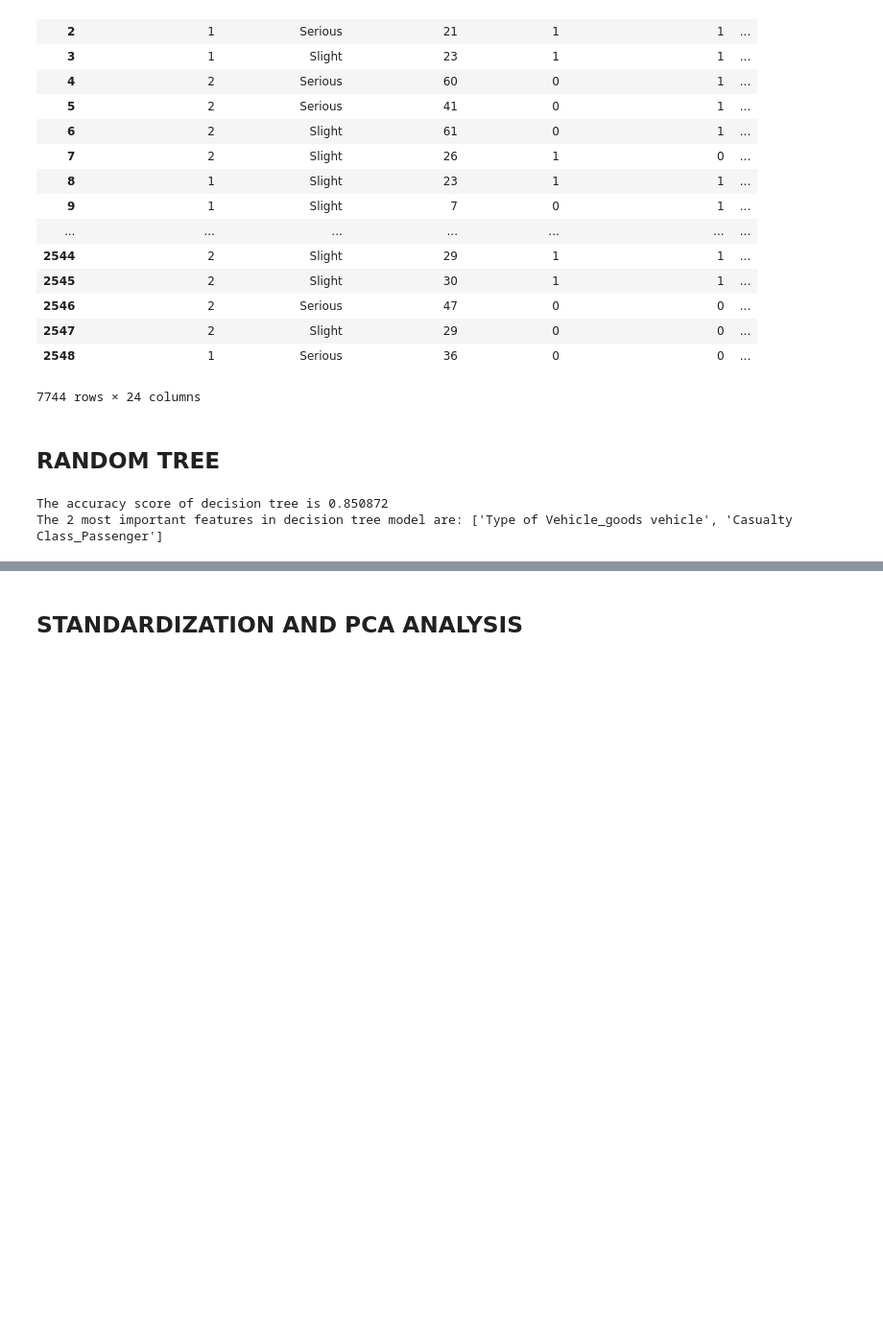
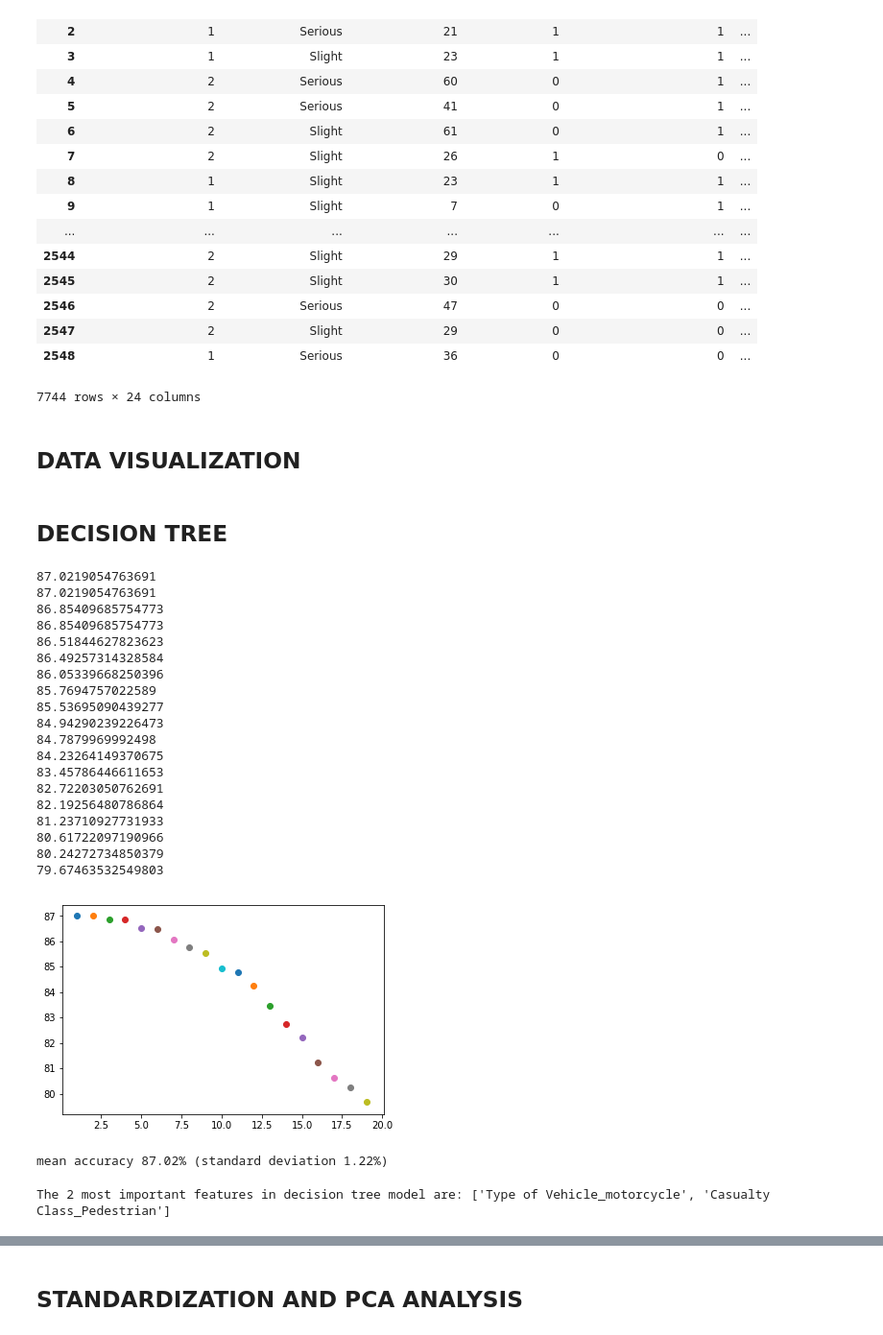
Before and after one commit to eldooriomar/PHBS_MLF_2018, a Jupyter notebook: pyth project.ipynb, the cells around one changed output, grey strips where cells are left out. Shown at 96% size. Cells and saved outputs as stored; diff of their text form; code cells hidden in the pictures; blank space fills up the shorter version.

```diff
--- a/pyth project.ipynb
+++ b/pyth project.ipynb
@@ -125,5 +139,7 @@ result
 | 2547 | 2 | Slight | 29 | 0 | 0 | ... |
 | 2548 | 1 | Serious | 36 | 0 | 0 | ... |
 7744 rows × 24 columns
+# %% [markdown]
+## DATA VISUALIZATION
 # %% [markdown]
-## RANDOM TREE
+## DECISION TREE
@@ -139,5 +157,37 @@ X_train, X_test, y_train, y_test = train_test_split(X, y, test_size=0.2, random_
 import matplotlib.pyplot as plt
 %matplotlib inline
 from sklearn.tree import DecisionTreeClassifier
+# %%
+for i in range(1,20):
+    tree = DecisionTreeClassifier(criterion='gini',max_depth=i ,random_state=1)
+    tree .fit(X, y)
+    y_pred =tree .predict(X)
+    kfold = KFold(n_splits=10, shuffle=True, random_state=seed)
+    score = cross_val_score(tree, X, y, cv=kfold)
+    mean=score.mean()*100
+    plt.scatter(i, mean)
+    print(mean)
+plt.show()
+# %% [output]
+87.0219054763691
+87.0219054763691
+86.85409685754773
+86.85409685754773
+86.51844627823623
+86.49257314328584
+86.05339668250396
+85.7694757022589
+85.53695090439277
+84.94290239226473
+84.7879969992498
+84.23264149370675
+83.45786446611653
+82.72203050762691
+82.19256480786864
+81.23710927731933
+80.61722097190966
+80.24272734850379
+79.67463532549803
+[figure, added]
 # %%
 from sklearn.tree import DecisionTreeClassifier
@@ -147,9 +200,12 @@ y_pred=tree.predict(X_test)
+# %%
+score = cross_val_score(tree, X, y, cv=kfold)
+print("mean accuracy %.2f%% (standard deviation %.2f%%)" % (score.mean()*100, score.std()*100))
+#The results are summarized as both the mean and standard deviation of the model accuracy on the dataset.
+# %% [output]
+mean accuracy 87.02% (standard deviation 1.22%)
 # %%
-score = accuracy_score(y_test, y_pred)
-print('The accuracy score of decision tree is %.6f' % score)
-
 importance = tree.feature_importances_
-column_names = result.columns.values.tolist()
+column_names = X.columns.values.tolist()
 importances = dict(zip(importance, column_names))
 
 important_features = []
@@ -160,7 +216,6 @@ for ii in range(len(importance)):
 
 print('The 2 most important features in decision tree model are: '+str(important_features))
 # %% [output]
-The accuracy score of decision tree is 0.850872
-The 2 most important features in decision tree model are: ['Type of Vehicle_goods vehicle', 'Casualty Class_Passenger']
+The 2 most important features in decision tree model are: ['Type of Vehicle_motorcycle', 'Casualty Class_Pedestrian']
 # %%
 #Plotting decision tree
```
Also changed, not shown: parts of 29 cells of this notebook, 2 other files.
